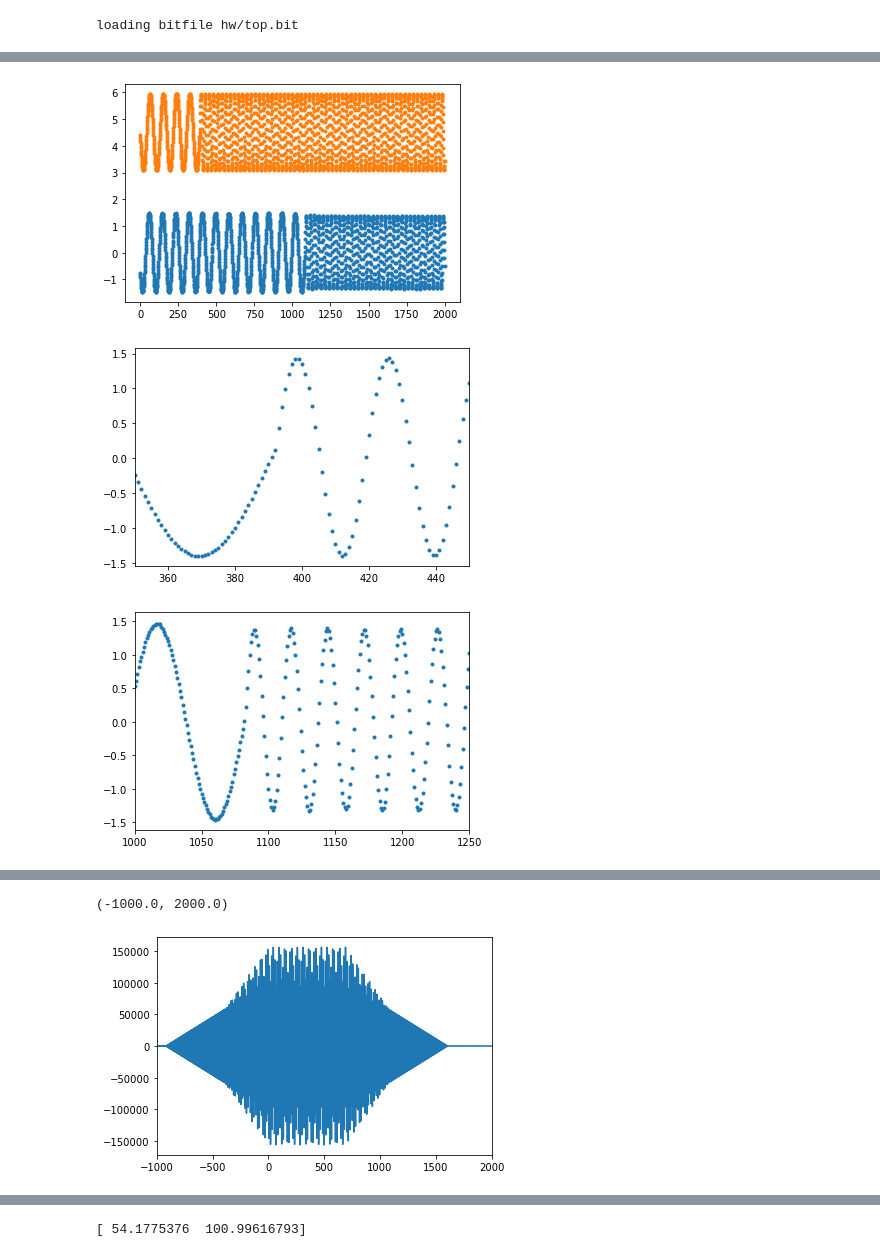
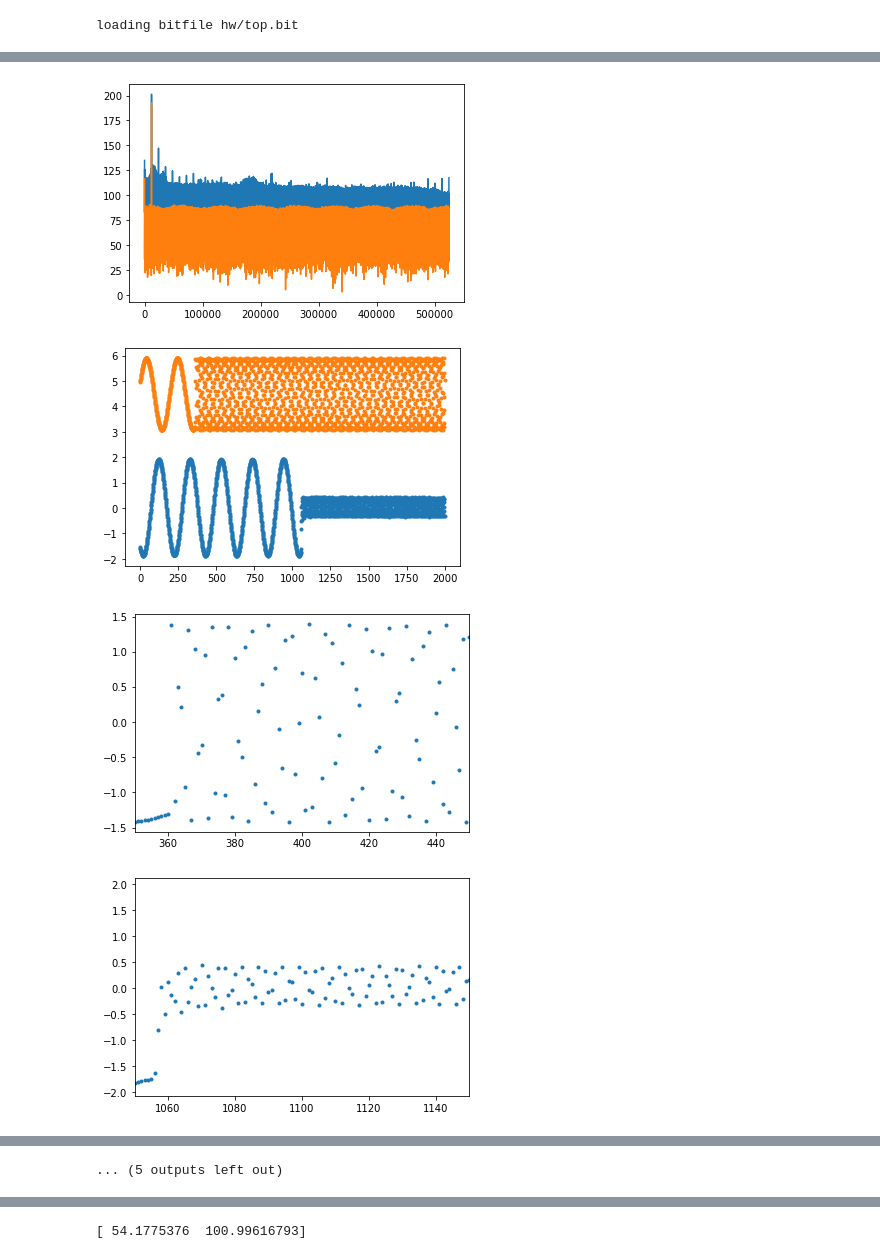
Before and after one commit to qnngroup/rfsoc_dds, a Jupyter notebook: pynq/dds_loopback_overlay.ipynb, the cells around one changed output, grey strips where cells are left out. Drawn from its saved outputs; the diff is of its cells as text; code cells hidden in the pictures.

Commit message:
phase alignment working

```diff
--- a/pynq/dds_loopback_overlay.ipynb
+++ b/pynq/dds_loopback_overlay.ipynb
@@ -6,30 +6,42 @@ import time
 from dds_loopback import DDSOverlay
 # %%
 #ol = DDSOverlay(bitfile_name='hw/top_dac_feedthrough_afe_w_spi.bit',dbg=True,plot=False,n_buffers=1,download=True)
-ol = DDSOverlay(bitfile_name='hw/top.bit',dbg=True,plot=False,n_buffers=1,download=True)
+#ol = DDSOverlay(bitfile_name='hw/top_dac_feedthrough_afe_w_spi_autotrig.bit',dbg=True,plot=False,n_buffers=1,download=True)
+ol = DDSOverlay(bitfile_name='hw/top_dac_feedthrough_afe_w_spi_trig_select.bit',dbg=True,plot=False,n_buffers=1,download=True)
 # %% [output]
 loading bitfile hw/top.bit
 # %%
 ol.plot = False
 ol.set_vga_atten_dB(18)
 ol.set_dac_atten_dB(12)
-ol.set_freq_hz(1200e6)
-ol.capture_data(ol.dma_buffers[0])
-freqs = np.array([47e6, 150e6 + ol.f_samp/(2**ol.phase_bits)])
-for i,freq in enumerate(freqs):
-    ol.set_freq_hz(freq)
-    ol.capture_data(ol.dma_buffers[0], N_samp=256, OSR=16)
-    N_samp = 4096#ol.dma_frame_size
-    raw = ol.dma_buffers[0][1000:3000,:]*[-1, 1]
-    raw = (raw - np.mean(raw, axis=0))/np.std(raw, axis=0)
-    plt.figure()
-    plt.plot(raw + [0, 4.5], '.')
-    plt.figure()
-    plt.plot(raw[:,1], '.')
-    plt.xlim([350, 450])
-    plt.figure()
-    plt.plot(raw[:,0], '.')
-    plt.xlim([1000, 1250])
+freqs = np.array([47e6, 1700e6 + ol.f_samp/(2**ol.phase_bits)])
+for source in ['afe', 'balun']:
+    ol.set_adc_source(source)
+    for i,freq in enumerate(freqs):
+        # set to manual trigger so we can update the frequency without having to do DMA
+        ol.set_sample_buffer_trigger_source('manual')
+        ol.set_freq_hz(20e6)
+        # set to auto trigger so that we capture the frequency change
+        ol.set_sample_buffer_trigger_source('dds_auto')
+        ol.set_freq_hz(freq)
+        ol.dma(0)
+        raw = ol.dma_buffers[0][1000:3000,:]*[-1, 1]
+        raw = (raw - np.mean(raw, axis=0))/np.std(raw, axis=0)
+        plt.figure()
+        plt.plot(raw + [0, 4.5], '.')
+        plt.figure()
+        plt.plot(raw[:,1], '.')
+        plt.xlim([350, 450])
+        plt.figure()
+        plt.plot(raw[:,0], '.')
+        plt.xlim([1050, 1150])
+        # set to manual trigger so that we can capture a full buffer of pure tone
+        ol.set_sample_buffer_trigger_source('manual')
+        ol.manual_trigger()
+        ol.dma(0)
+        plt.figure()
+        plt.plot(20*np.log10(abs(np.fft.rfft(ol.dma_buffers[0], axis=0))))
+ol.set_adc_source('afe')
 # %% [output]
 setting vga attenuation to 18dB
 setting cos_scale to 2 (12dB attenuation)
@@ -45,3 +59,4 @@ transferred 4.0MiB in 107us (19.656GS/s)
-[figure, old version]
+[figure, new version]
-[figure, old version]
+[figure, new version]
-[figure, old version]
+[figure, new version]
+[figure, added]
@@ -48,10 +67 @@ transferred 4.0MiB in 107us (19.656GS/s)
+... (5 outputs left out)
-# %%
-OSR = 128
-upsampled = scipy.signal.resample_poly(raw, OSR, 1, axis=0)
-xc = scipy.signal.correlate(upsampled[:,0], upsampled[:,1])
-lags = scipy.signal.correlation_lags(len(upsampled[:,0]), len(upsampled[:,1]))
-plt.plot(lags/OSR,xc)
-plt.xlim([-1000, 2000])
-# %% [output]
-(-1000.0, 2000.0)
-[figure, removed]
```
Also changed, not shown: parts of 9 cells of this notebook, 5 other files.
